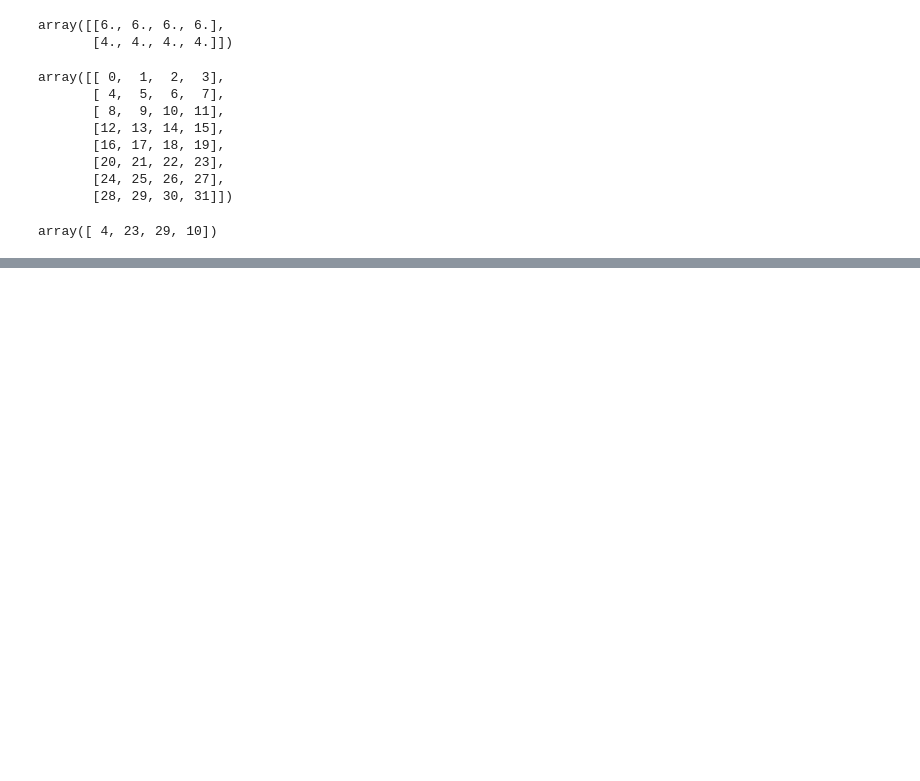
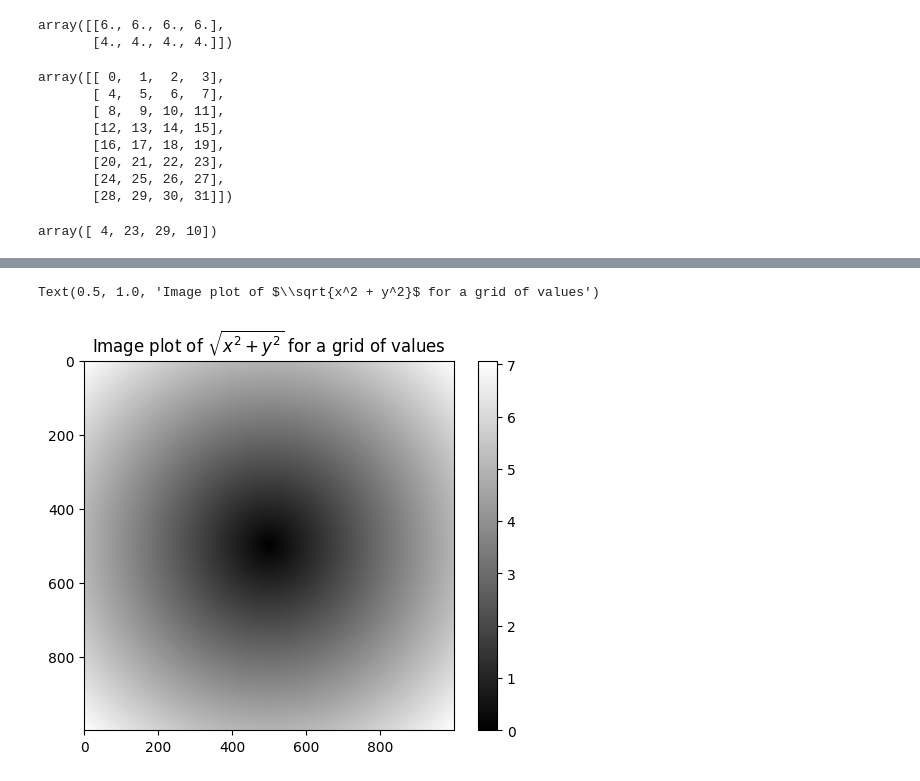
Before and after one commit to Namesakenberg/statistics_data_Science, a Jupyter notebook: Numpy_Jams_.ipynb, the cells around one changed output, grey strips where cells are left out. Drawn from its saved outputs; the diff is of its cells as text; code cells hidden in the pictures; blank space fills up the shorter version.

```diff
--- a/Numpy_Jams_.ipynb
+++ b/Numpy_Jams_.ipynb
@@ -438,0 +625,3 @@ array([ 4, 23, 29, 10])
+# %%
+points = np.arange(-5,5,0.01) # generates 1000 equally spaced points
+xs,ys=np.meshgrid(points,points) # np.meshgrid takes two one dimensional arrays and produces two 2D matrices corresponding to all pairs of x,y in the two arrays
@@ -438,0 +638,3 @@ array([ 4, 23, 29, 10])
+# %%
+z=np.sqrt(xs**2+ys**2)
+z
@@ -438,0 +655,7 @@ array([ 4, 23, 29, 10])
+# %%
+import matplotlib.pyplot as plt
+plt.imshow(z,cmap=plt.cm.gray); plt.colorbar()
+plt.title("Image plot of $\sqrt{x^2 + y^2}$ for a grid of values")
+# %% [output]
+Text(0.5, 1.0, 'Image plot of $\\sqrt{x^2 + y^2}$ for a grid of values')
+[figure, added]
```
Also changed, not shown: parts of 44 cells of this notebook.
